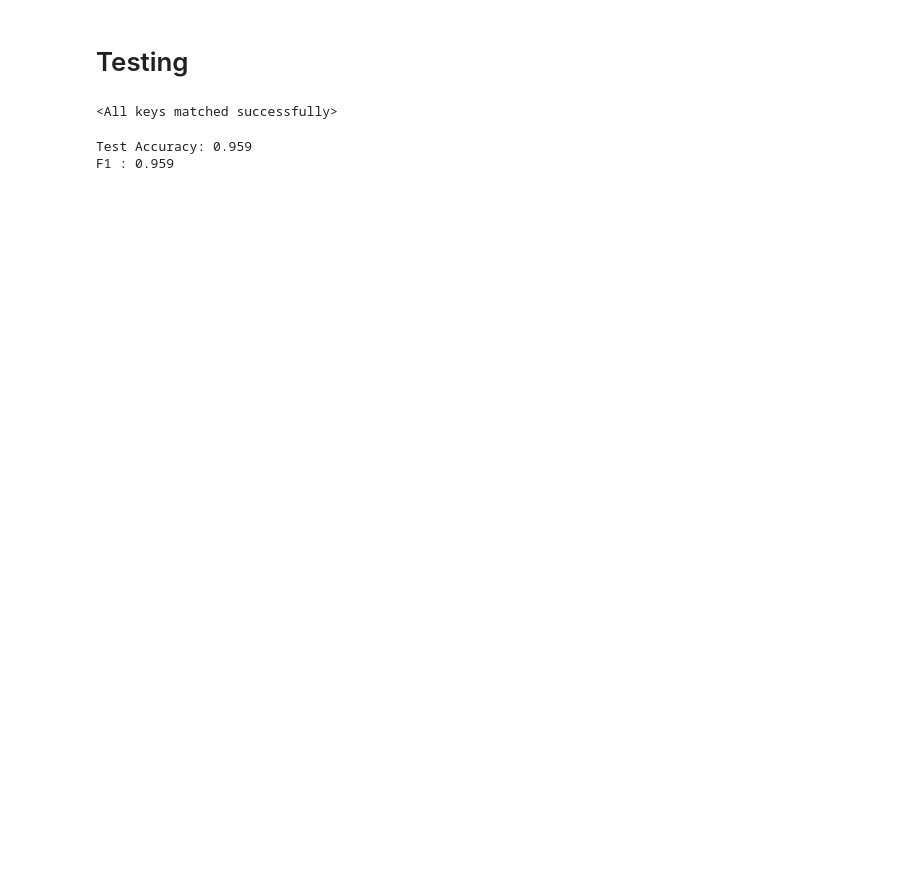
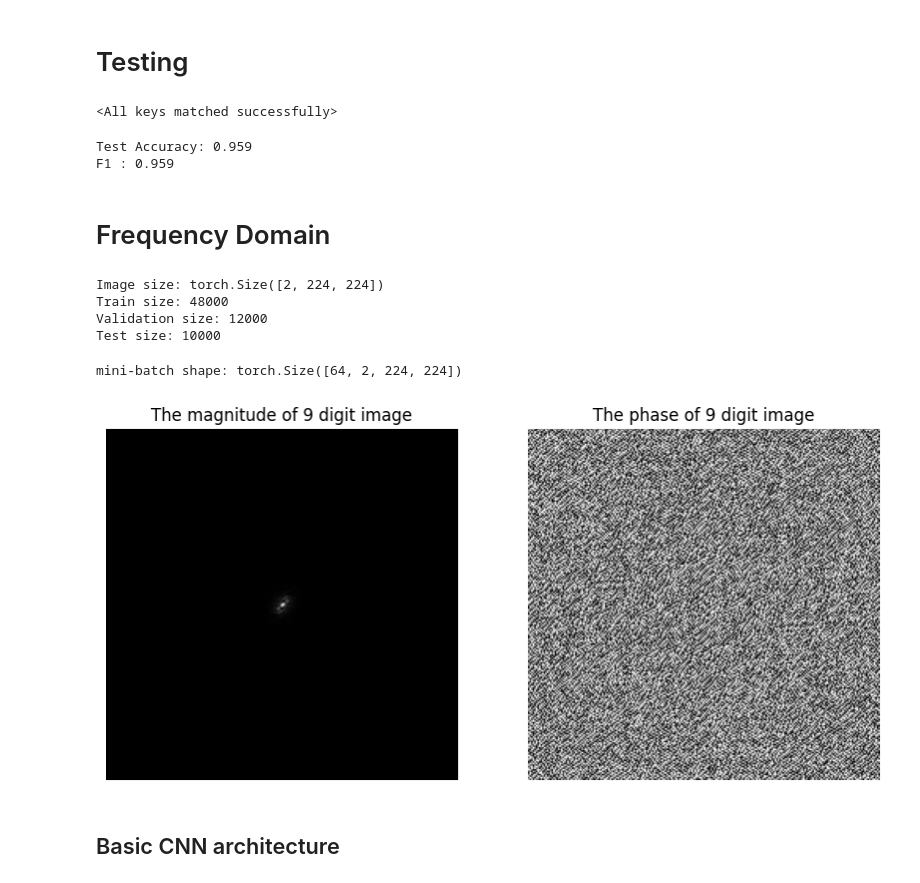
Before and after one commit to MohamedAlaaAli/Mithrils, a Jupyter notebook: saved_models/MNIST/basic-cnn.ipynb, the cells around one changed output. Cells and saved outputs as stored; diff of their text form; code cells hidden in the pictures; blank space fills up the shorter version.

Commit message:
training basic cnn on MNIST in freq domain

```diff
--- a/saved_models/MNIST/basic-cnn.ipynb
+++ b/saved_models/MNIST/basic-cnn.ipynb
@@ -260,3 +231,78 @@ print(f"F1 : {f1.compute().data:.3f}")
 # %% [output]
 Test Accuracy: 0.959
 F1 : 0.959
+# %% [markdown]
+# Frequency Domain
+# %%
+seed = 42
+torch.manual_seed(seed)
+torch.cuda.manual_seed(seed)
+np.random.seed(seed)
+random.seed(seed)
+
+class FFTShiftedMNIST(Dataset):
+    def __init__(self,  base_transform, train_flag):
+        self.dataset = datasets.MNIST(root='./data', train=train_flag, download=True, transform=base_transform)
+
+
+    def __len__(self):
+        return len(self.dataset)
+
+    def __getitem__(self, idx):
+        image, label = self.dataset[idx]
+        image = image.to("cuda")
+
+        # Apply FFT, shift, and get magnitude and phase
+        fft = torch.fft.fft2(image.squeeze(0))  # Remove single channel dimension
+        fft_shifted = torch.fft.fftshift(fft)
+        magnitude = torch.abs(fft_shifted)
+        phase = torch.angle(fft_shifted)
+
+        # Stack magnitude and phase along the channel dimension
+        transformed_image = torch.stack((magnitude, phase), dim=0)  # Shape: (2, height, width)
+
+        return transformed_image, label
+
+# Create dataset instances for train, validation, and test sets
+train_dataset = FFTShiftedMNIST(train_transform,train_flag=True)
+test_dataset = FFTShiftedMNIST(test_val_transform,train_flag=False)
+
+# Split the training dataset into train and validation sets
+train_size = int(0.8 * len(train_dataset))
+val_size = len(train_dataset) - train_size
+train_dataset, val_dataset = random_split(train_dataset, [train_size, val_size])
+
+# Create data loaders
+train_loader = DataLoader(train_dataset, batch_size=64, shuffle=True)
+val_loader = DataLoader(val_dataset, batch_size=64, shuffle=False)
+test_loader = DataLoader(test_dataset, batch_size=64, shuffle=False)
+
+print(f"Image size: {next(iter(train_dataset.dataset))[0].shape}")
+print(f"Train size: {len(train_loader.dataset)}")
+print(f"Validation size: {len(val_loader.dataset)}")
+print(f"Test size: {len(test_loader.dataset)}")
+# %% [output]
+Image size: torch.Size([2, 224, 224])
+Train size: 48000
+Validation size: 12000
+Test size: 10000
+# %%
+mini_batch_image, labels = next(iter(train_loader))
+print(f"mini-batch shape: {mini_batch_image.shape}")
+# %% [output]
+mini-batch shape: torch.Size([64, 2, 224, 224])
+# %%
+idx = np.random.randint(0,15)
+sample_image = mini_batch_image[idx]
+fig, ax = plt.subplots(1, 2, figsize=(10, 5))
+ax[0].imshow(sample_image[0].cpu().numpy(), cmap= "gray")
+ax[0].set_title(f"The magnitude of {labels[idx].item()} digit image")
+ax[0].axis("off");
+
+ax[1].imshow(sample_image[1].cpu().numpy(), cmap = "gray")
+ax[1].set_title(f"The phase of {labels[idx].item()} digit image")
+ax[1].axis("off");
+# %% [output]
+[figure, added]
+# %% [markdown]
+## Basic CNN architecture
```
Also changed, not shown: parts of 18 cells of this notebook, 32 other files.
